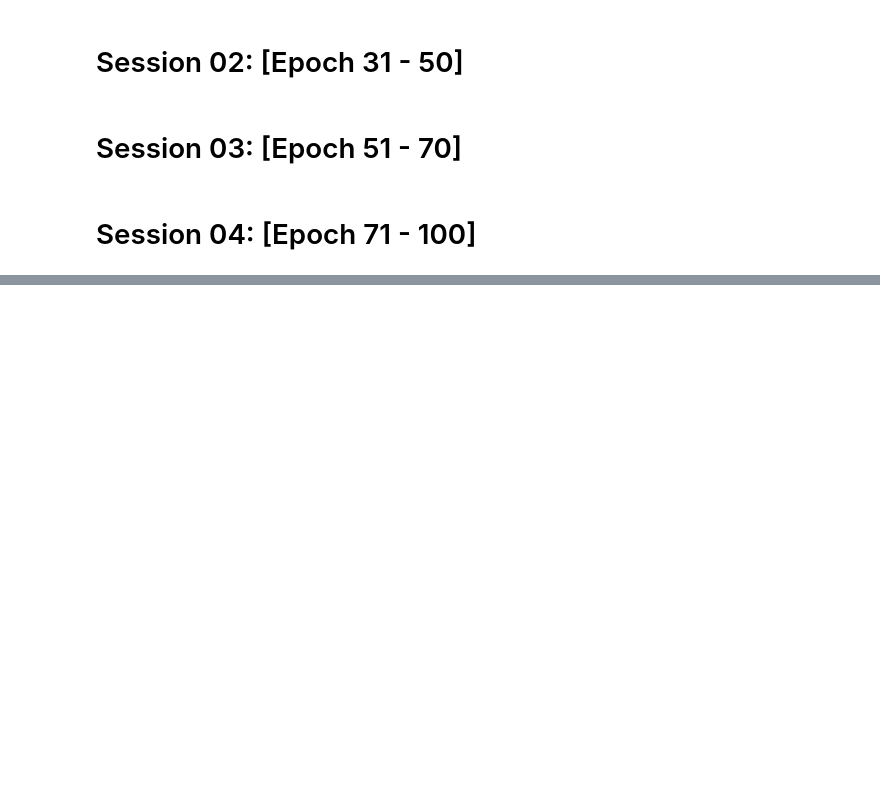
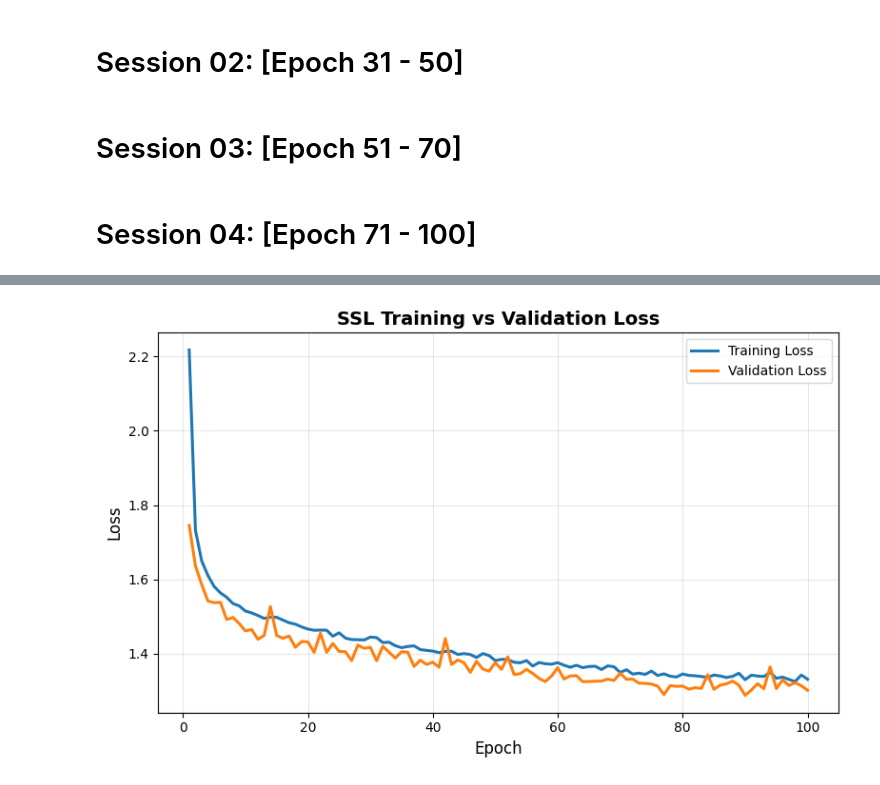
Before and after one commit to Kazi-Ferdous-Hasan/CoCoGeo-Cohesion-and-Contrast-with-Geometry-Aware-Self-Supervision-for-3D-Point-Clouds, a Jupyter notebook: cocogeo-x-yolo3d-pretext.ipynb, the cells around one changed output, grey strips where cells are left out. Saved outputs shown, nothing was run; the diff lists cells and outputs as text; code cells hidden in the pictures; blank space fills up the shorter version.

Commit message:
Kaggle Notebook | CoCoGeo x YOLO3D [Pretext] | SSL Plots

```diff
--- a/cocogeo-x-yolo3d-pretext.ipynb
+++ b/cocogeo-x-yolo3d-pretext.ipynb
@@ -617,0 +605,6 @@ Copied checkpoints from /kaggle/input/ssl-checkpoint-epoch70/ssl_point_coco_yolo
+# %%
+train = pd.read_csv("/kaggle/input/ssl-logs/ssl_log_train_losses.csv")
+val = pd.read_csv("/kaggle/input/ssl-logs/ssl_log_val_losses.csv")
+geo = pd.read_csv("/kaggle/input/ssl-logs/ssl_log_geoAcc.csv")
+df = train.merge(val, on="Epoch").merge(geo, on="Epoch")
+df
@@ -617,0 +625,15 @@ Copied checkpoints from /kaggle/input/ssl-checkpoint-epoch70/ssl_point_coco_yolo
+# %%
+# SSL Training vs Validation Loss Curve
+plt.figure(figsize=(8, 5))
+plt.plot(df["Epoch"], df["TrainLoss"], label="Training Loss", linewidth=2.2, color="#1f77b4")
+plt.plot(df["Epoch"], df["ValLoss"], label="Validation Loss", linewidth=2.2, color="#ff7f0e")
+plt.title("SSL Training vs Validation Loss", fontsize=14, weight="bold")
+plt.xlabel("Epoch", fontsize=12)
+plt.ylabel("Loss", fontsize=12)
+plt.grid(alpha=0.3)
+plt.legend(fontsize=10)
+plt.tight_layout()
+plt.savefig("ssl_loss_curve.png", dpi=300)
+plt.show()
+# %% [output]
+[figure, added]
```
Also changed, not shown: parts of 8 cells of this notebook.
